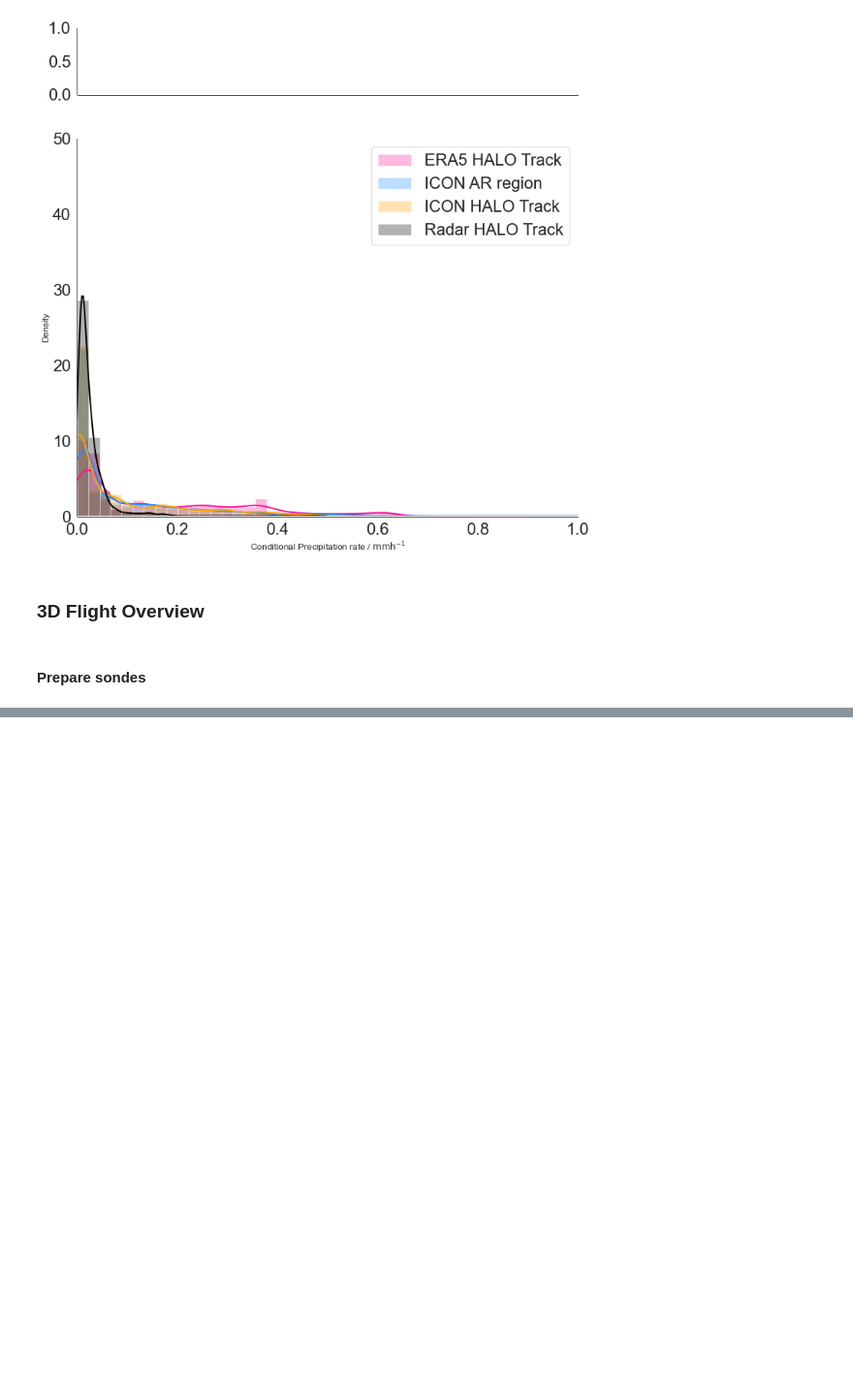
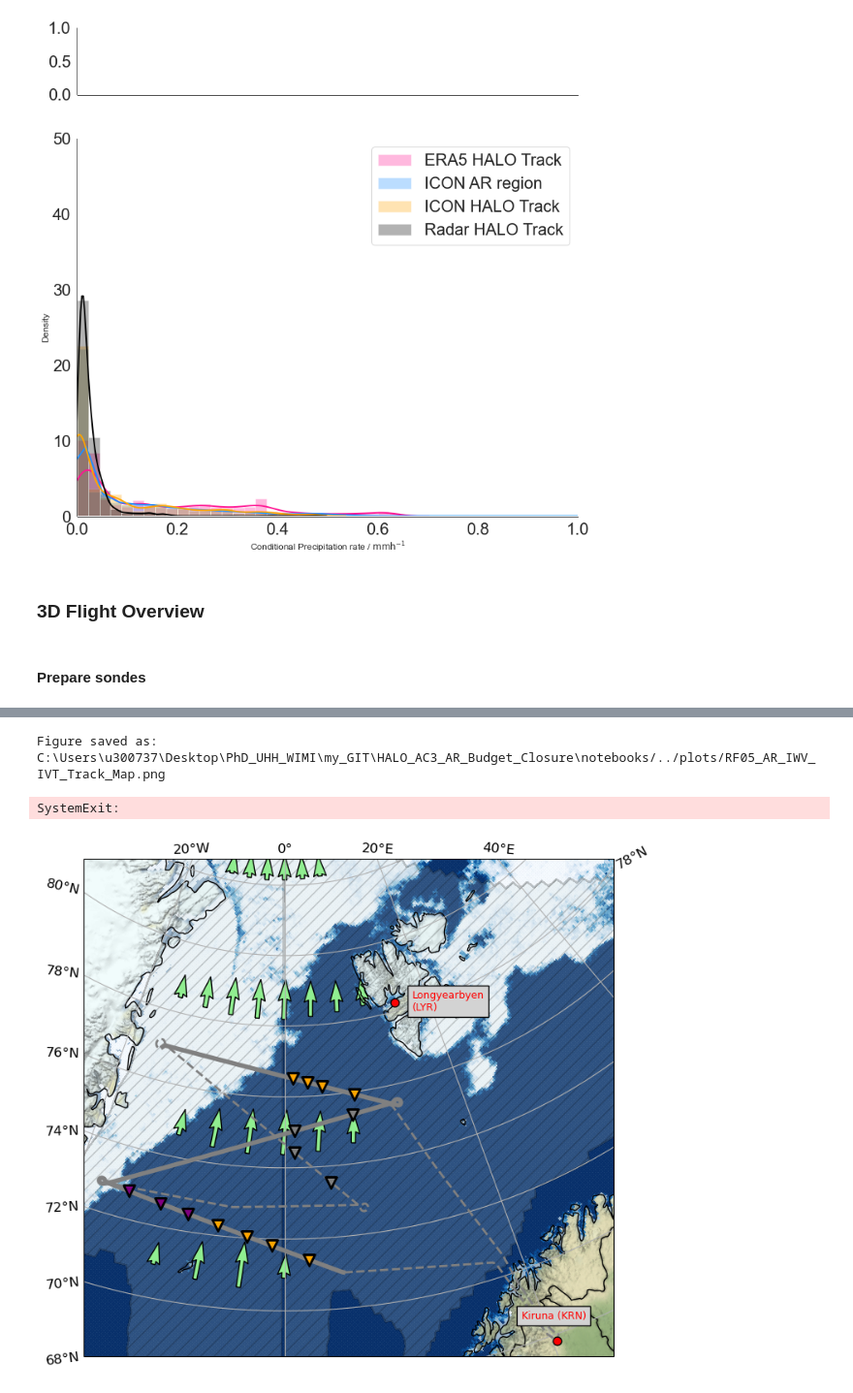
Before and after one commit to hdorff94/HALO_AC3_AR_Budget_Closure, a Jupyter notebook: notebooks/internal_radar_precipitation.ipynb, the cells around one changed output, grey strips where cells are left out. Shown at 97% size. Drawn from its saved outputs; the diff is of its cells as text; code cells hidden in the pictures; blank space fills up the shorter version.

```diff
--- a/notebooks/internal_radar_precipitation.ipynb
+++ b/notebooks/internal_radar_precipitation.ipynb
@@ -1015,7 +1017,7 @@ reversed_map = orig_map.reversed()  # reversing the original colormap using reve
                                         # normally the actual bahamas file is used from HALO-(AC)3. However,
                                         # this is not feasible now for testing
 
-add_quiver=False
+add_quiver=True
 sea_ice_file=cfg_dict["device_data_path"]+"sea_ice/"+\
                     "asi-AMSR2-n6250-"+cfg_dict["date"]+"-v5.4.nc"
 
@@ -1047,18 +1049,18 @@ props = dict(Flight_20210705b=dict(figsize=(4, 4),
 matplotlib.rcParams.update({"font.size":12})
 # start plotting
 fig, ax = plt.subplots(figsize=(10,8), subplot_kw={"projection": ccrs.NorthPolarStereo()})
-#ax.add_image(stamen_terrain, 4)
+ax.add_image(stamen_terrain, 4)
 ax.coastlines(resolution="50m")
-#ax.add_feature(cartopy.feature.BORDERS)
+ax.add_feature(cartopy.feature.BORDERS)
 ax.set_extent(extent, crs=ccrs.PlateCarree())
 gl = ax.gridlines(crs=ccrs.PlateCarree(), draw_labels=True,
                       x_inline=False, y_inline=False)
 gl.bottom_labels = False
 gl.right_labels  = False
 # add sea ice extent
-#ax.pcolormesh(seaice.lon, seaice.lat,seaice,
-#                      transform=ccrs.PlateCarree(), cmap=reversed_map,
-#                      alpha=0.9)
+ax.pcolormesh(seaice.lon, seaice.lat,seaice,
+                      transform=ccrs.PlateCarree(), cmap=reversed_map,
+                      alpha=0.9)
 
 x1,y1 = coordinates["Kiruna"]
 x2, y2 =coordinates["Longyearbyen"]
@@ -1087,7 +1089,7 @@ import atmospheric_rivers as AR
 AR=AR.Atmospheric_Rivers("ERA",use_era5=True)
 flight_date="20220315"
 AR_era_ds=AR.open_AR_catalogue(after_2019=int(flight_date[0:4])>2019,
-        year=cmpgn_cls.year,month=cmpgn_cls.flight_month[flight])
+        year=cmpgn_cls.year,month=cmpgn_cls.flight_month[flight[0]])
 AR_era_data=AR.specify_AR_data(AR_era_ds,flight_date)
 i=12 # hour time step to consider
 hatches=plt.contourf(AR_era_ds.lon,AR_era_ds.lat,
@@ -1136,6 +1138,10 @@ for sector in ["warm_sector","cold_sector","internal"]:
 
 y_pos=0.85
 sonde_shapes=["v","s"]
+fig_name=flight[0]+"_AR_IWV_IVT_Track_Map.png"
+fig.savefig(plot_path+fig_name,bbox_inches="tight",dpi=600)
+print("Figure saved as:",plot_path+fig_name)
+
 sys.exit()
 """
 HALO_Devices_cls=Measurement_Instruments_QL.HALO_Devices(prcs_cfg_dict)
@@ -1158,33 +1164,34 @@ Sondes_cls=Measurement_Instruments_QL.Dropsondes(HALO_Devices_cls)
     points = ax.plot(lon, lat, color="darkorange",
                         lw=1.5, transform=ccrs.PlateCarree(),label=flight)
     for sonde in sonde_data["launch_time"].keys():
         release_lat=sonde_data["reference_lat"][sonde].data[0]
         release_lon=sonde_data["reference_lon"][sonde].data[0]
         scat=ax.scatter(release_lon,release_lat,marker=sonde_shapes[1],
                        s=300,edgecolors="k",c=sonde_data["IVT"].loc[sonde],
                        cmap="BuGn",vmin=0, vmax=300,
                        transform=ccrs.PlateCarree(), zorder=3)
         scat2=ax.scatter(release_lon,release_lat,marker=sonde_shapes[0],
                        s=100,edgecolors="k",c=sonde_data["IWV"].loc[sonde],
                        cmap="BuPu",vmin=0, vmax=20,
                        transform=ccrs.PlateCarree(), zorder=4)
 
     cbar1= fig.colorbar(scat,extend="max",shrink=0.8)
     cbar1.set_label("IVT ($\mathrm{kg}\mathrm{m}^{-1}\mathrm{s}^{-1}$)")
     cbar = fig.colorbar(scat2,extend="max",shrink=0.8)
     cbar.set_label("IWV ($\mathrm{kg}\mathrm{m}^{-2}$)")
     # add the corresponding colorbar and decide whether to plot it horizontally or vertically
     #plt.colorbar(points, ax=ax, pad=0,label="Relative Humidity (%)",
     #         orientation="horizontal",shrink=0.835)
     # write the flight duration in the lower left corner of the map
     y_pos=y_pos+0.04
     ax.text(0.05,y_pos , f"Duration: {str(flight_duration)[:4]} (hr:min)",
                 transform=ax.transAxes, fontsize=10,
                 color="darkorange",bbox=dict(facecolor='lightgrey',
                                                     edgecolor="black"))
     ax.legend(loc="upper right",facecolor="lightgrey",edgecolor="black")
     plot_path
-    fig_name=flight+"_AR_IWV_IVT_Tracks.png"
-    fig.savefig(plot_path+fig_name,bbox_inches="tight",dpi=300)
-    print("Figure saved as:",plot_path+fig_name)
 """
+# %% [output]
+Figure saved as: C:\Users\u300737\Desktop\PhD_UHH_WIMI\my_GIT\HALO_AC3_AR_Budget_Closure\notebooks/../plots/RF05_AR_IWV_IVT_Track_Map.png
+SystemExit:
+[figure, added]
```
Also changed, not shown: parts of 1 cell of this notebook.
